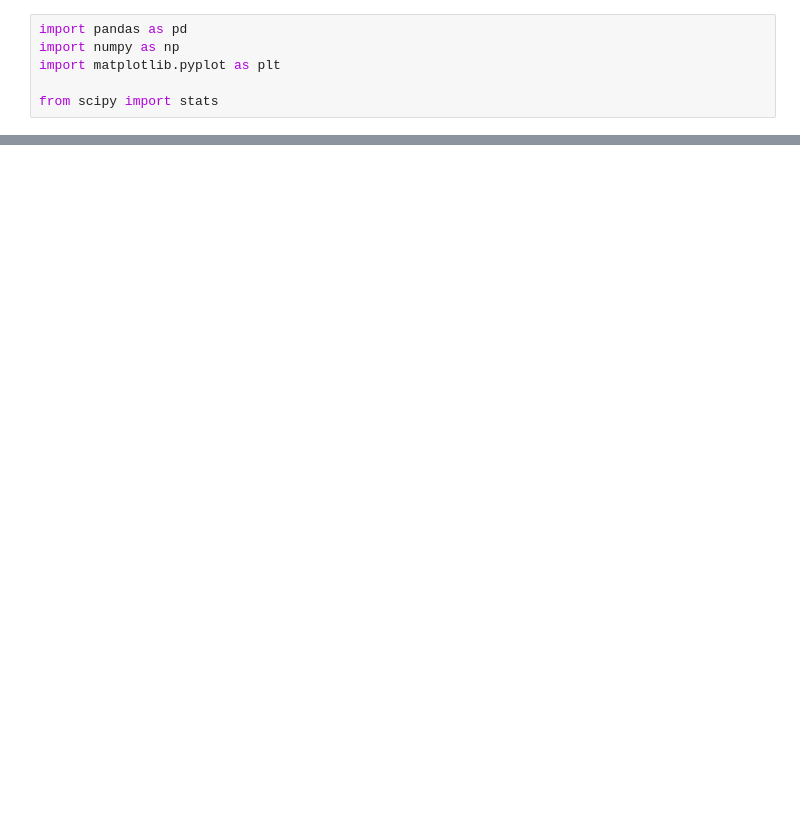
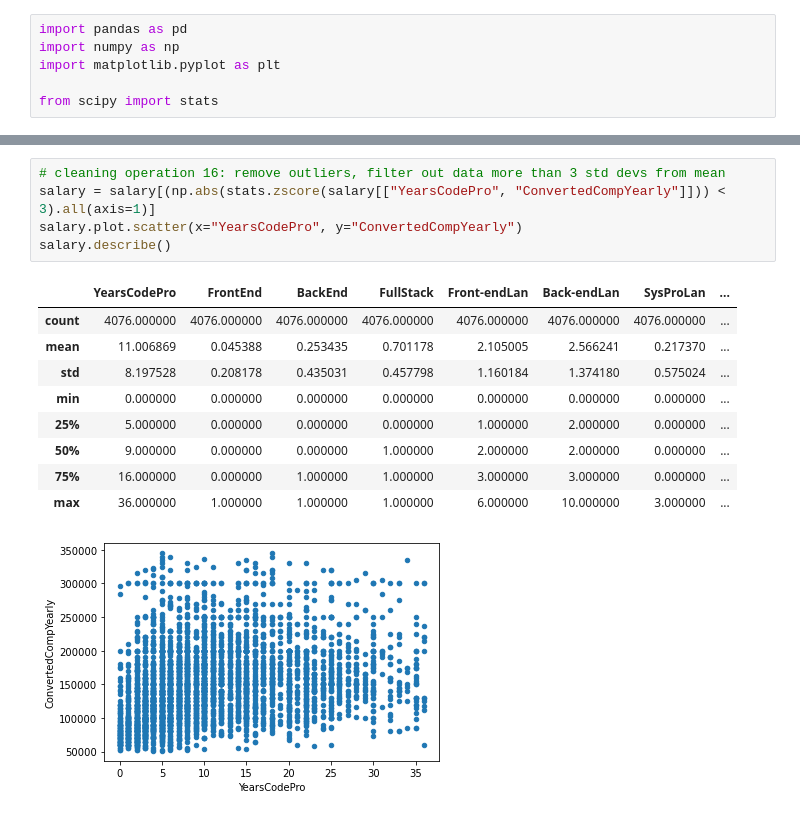
Before and after one commit to MaRonggg/CSE-487, a Jupyter notebook: cse_487.ipynb, the cells around one changed output, grey strips where cells are left out. Drawn from its saved outputs; the diff is of its cells as text; blank space fills up the shorter version.

```diff
--- a/cse_487.ipynb
+++ b/cse_487.ipynb
@@ -106,0 +269,16 @@ salary.drop(columns=["PlatformHaveWorkedWith"], inplace=True)
+# %%
+# cleaning operation 16: remove outliers, filter out data more than 3 std devs from mean
+salary = salary[(np.abs(stats.zscore(salary[["YearsCodePro", "ConvertedCompYearly"]])) < 3).all(axis=1)]
+salary.plot.scatter(x="YearsCodePro", y="ConvertedCompYearly")
+salary.describe()
+# %% [output]
+|  | YearsCodePro | FrontEnd | BackEnd | FullStack | Front-endLan | Back-endLan | SysProLan | ... |
+| count | 4076.000000 | 4076.000000 | 4076.000000 | 4076.000000 | 4076.000000 | 4076.000000 | 4076.000000 | ... |
+| mean | 11.006869 | 0.045388 | 0.253435 | 0.701178 | 2.105005 | 2.566241 | 0.217370 | ... |
+| std | 8.197528 | 0.208178 | 0.435031 | 0.457798 | 1.160184 | 1.374180 | 0.575024 | ... |
+| min | 0.000000 | 0.000000 | 0.000000 | 0.000000 | 0.000000 | 0.000000 | 0.000000 | ... |
+| 25% | 5.000000 | 0.000000 | 0.000000 | 0.000000 | 1.000000 | 2.000000 | 0.000000 | ... |
+| 50% | 9.000000 | 0.000000 | 0.000000 | 1.000000 | 2.000000 | 2.000000 | 0.000000 | ... |
+| 75% | 16.000000 | 0.000000 | 1.000000 | 1.000000 | 3.000000 | 3.000000 | 0.000000 | ... |
+| max | 36.000000 | 1.000000 | 1.000000 | 1.000000 | 6.000000 | 10.000000 | 3.000000 | ... |
+[figure, added]
```
Also changed, not shown: parts of 25 cells of this notebook.
